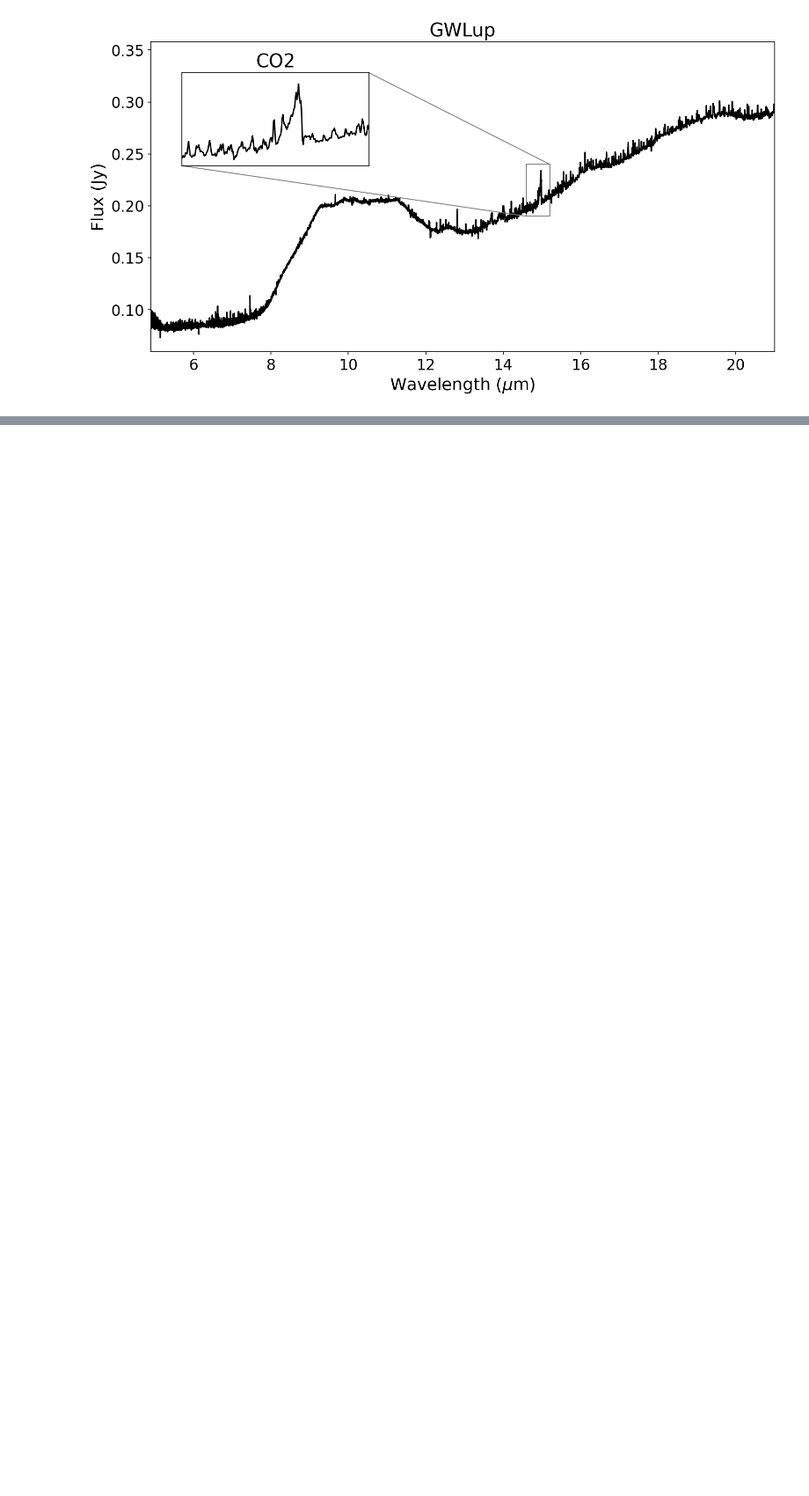
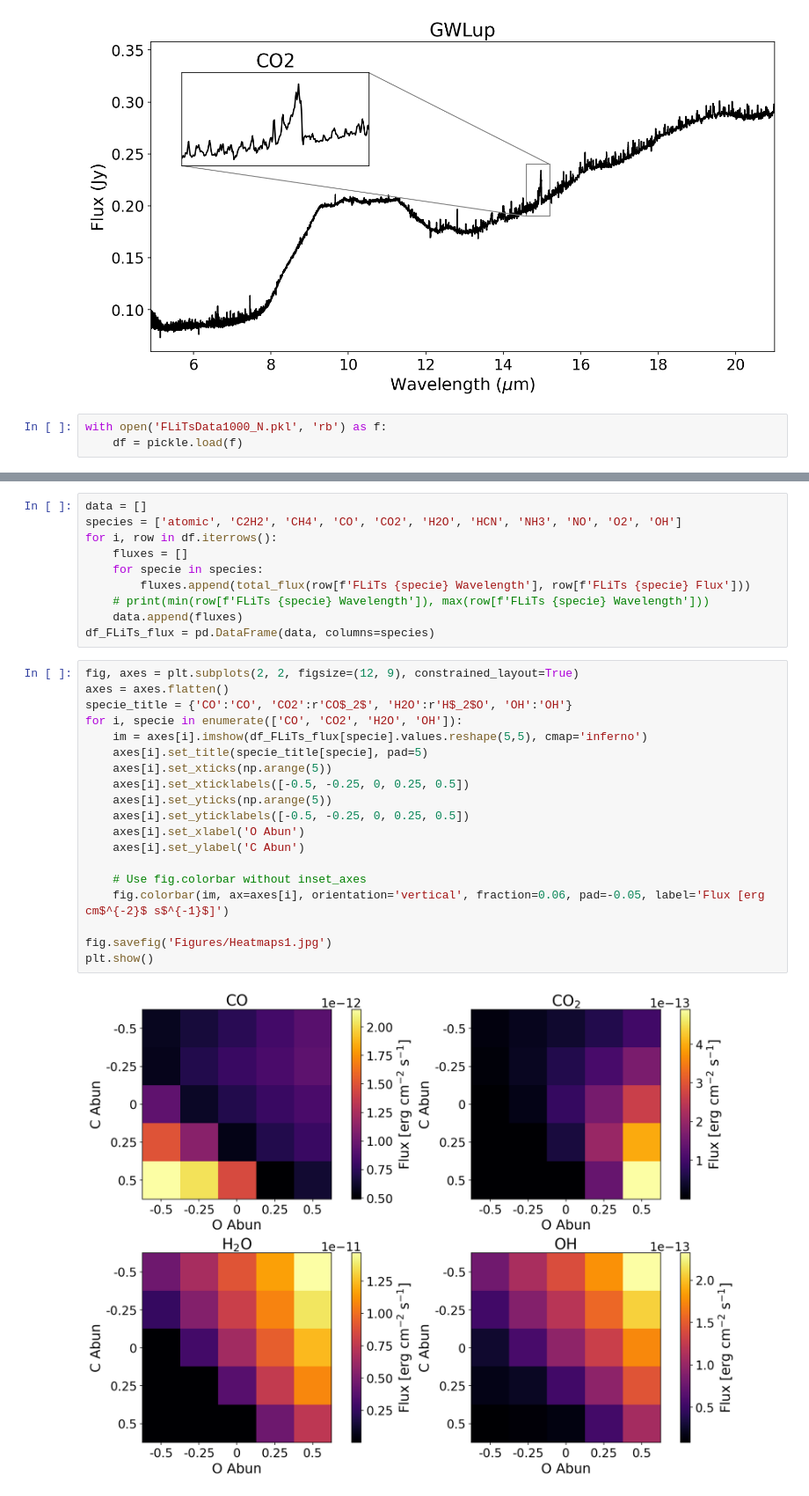
Before and after one commit to nielsklerk/BRP, a Jupyter notebook: PresentationFigures.ipynb, the cells around one changed output, grey strips where cells are left out. Shown at 88% size. Cells and saved outputs as stored; diff of their text form; blank space fills up the shorter version.

Commit message:
added more images for the presentation

```diff
--- a/PresentationFigures.ipynb
+++ b/PresentationFigures.ipynb
@@ -265,3 +265,6 @@ plt.savefig(f'Figures/GWLup5.jpg', bbox_inches='tight')
 plt.show()
 # %% [output]
 [figure]
+# %%
+with open('FLiTsData1000_N.pkl', 'rb') as f:
+    df = pickle.load(f)
@@ -267,0 +400,31 @@ plt.show()
+# %%
+data = []
+species = ['atomic', 'C2H2', 'CH4', 'CO', 'CO2', 'H2O', 'HCN', 'NH3', 'NO', 'O2', 'OH']
+for i, row in df.iterrows():
+    fluxes = []
+    for specie in species:
+        fluxes.append(total_flux(row[f'FLiTs {specie} Wavelength'], row[f'FLiTs {specie} Flux']))
+    # print(min(row[f'FLiTs {specie} Wavelength']), max(row[f'FLiTs {specie} Wavelength']))
+    data.append(fluxes)
+df_FLiTs_flux = pd.DataFrame(data, columns=species)
+# %%
+fig, axes = plt.subplots(2, 2, figsize=(12, 9), constrained_layout=True)
+axes = axes.flatten()
+specie_title = {'CO':'CO', 'CO2':r'CO$_2$', 'H2O':r'H$_2$O', 'OH':'OH'}
+for i, specie in enumerate(['CO', 'CO2', 'H2O', 'OH']):
+    im = axes[i].imshow(df_FLiTs_flux[specie].values.reshape(5,5), cmap='inferno')
+    axes[i].set_title(specie_title[specie], pad=5)
+    axes[i].set_xticks(np.arange(5))
+    axes[i].set_xticklabels([-0.5, -0.25, 0, 0.25, 0.5])
+    axes[i].set_yticks(np.arange(5))
+    axes[i].set_yticklabels([-0.5, -0.25, 0, 0.25, 0.5])
+    axes[i].set_xlabel('O Abun')
+    axes[i].set_ylabel('C Abun')
+
+    # Use fig.colorbar without inset_axes
+    fig.colorbar(im, ax=axes[i], orientation='vertical', fraction=0.06, pad=-0.05, label='Flux [erg cm$^{-2}$ s$^{-1}$]')
+
+fig.savefig('Figures/Heatmaps1.jpg')
+plt.show()
+# %% [output]
+[figure, added]
```
Also changed, not shown: parts of 9 cells of this notebook, 10 other files.
